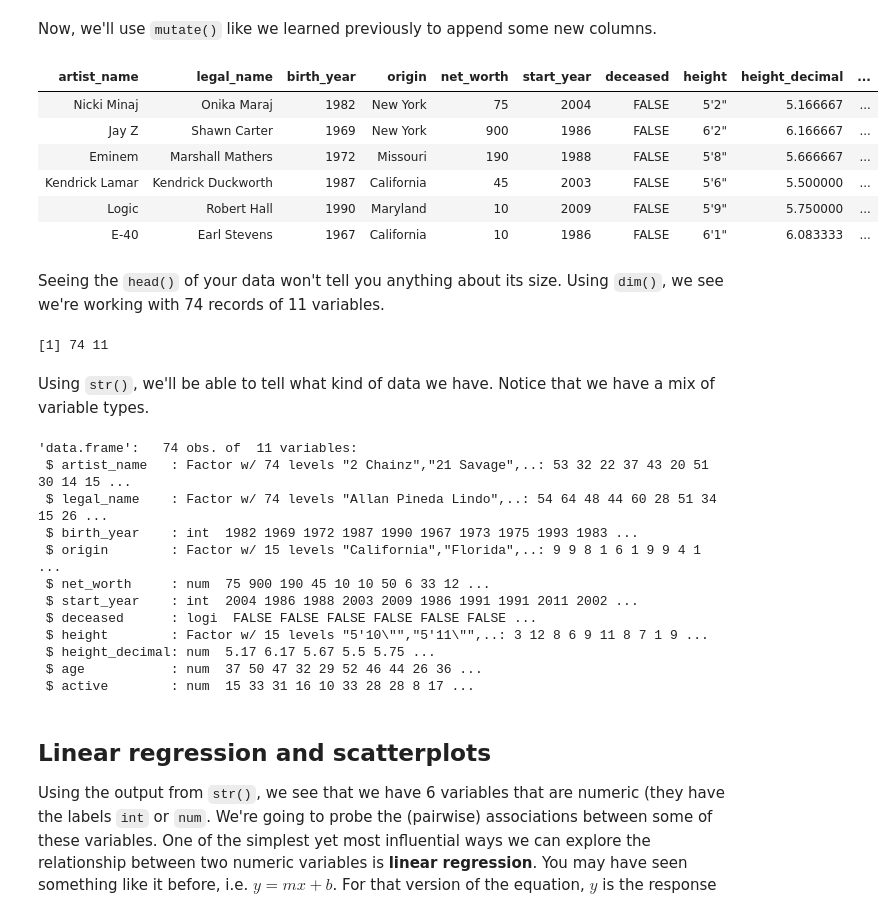
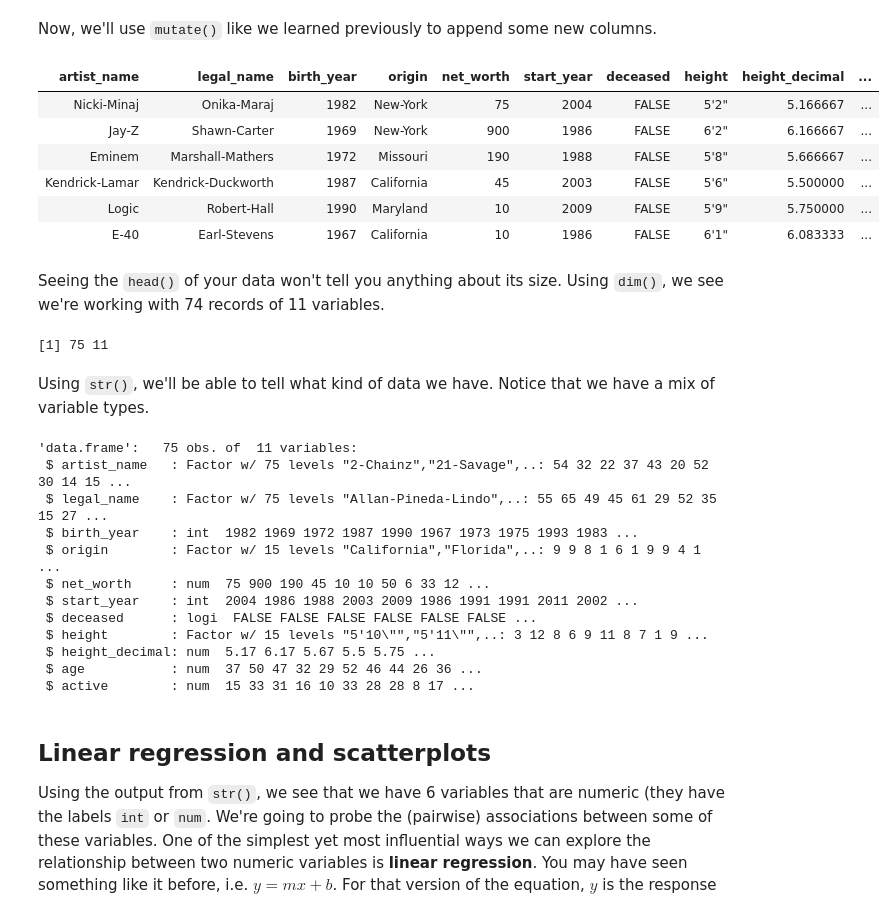
Before and after one commit to palautatan/ph142, a Jupyter notebook: notes/rappers/code/02-rappers-regression.ipynb, the cells around one changed output. Cells and saved outputs as stored; diff of their text form; code cells hidden in the pictures.

Commit message:
fix rappers

```diff
--- a/notes/rappers/code/02-rappers-regression.ipynb
+++ b/notes/rappers/code/02-rappers-regression.ipynb
@@ -28,31 +38,32 @@ Now, we'll use `mutate()` like we learned previously to append some new columns.
 # %%
 # * USING MUTATE TO ADD USEFUL VALUES
 rappers <- rappers %>% mutate(height_decimal=height_to_decimal(height))
+rappers <- rappers %>% mutate(height_decimal=as.numeric(height_decimal))
 rappers <- rappers %>% mutate(age=2019-birth_year,
                               active=2019-start_year)
 head(rappers)
 # %% [output]
 | artist_name | legal_name | birth_year | origin | net_worth | start_year | deceased | height | height_decimal | ... |
-| Nicki Minaj | Onika Maraj | 1982 | New York | 75 | 2004 | FALSE | 5'2" | 5.166667 | ... |
-| Jay Z | Shawn Carter | 1969 | New York | 900 | 1986 | FALSE | 6'2" | 6.166667 | ... |
-| Eminem | Marshall Mathers | 1972 | Missouri | 190 | 1988 | FALSE | 5'8" | 5.666667 | ... |
-| Kendrick Lamar | Kendrick Duckworth | 1987 | California | 45 | 2003 | FALSE | 5'6" | 5.500000 | ... |
-| Logic | Robert Hall | 1990 | Maryland | 10 | 2009 | FALSE | 5'9" | 5.750000 | ... |
-| E-40 | Earl Stevens | 1967 | California | 10 | 1986 | FALSE | 6'1" | 6.083333 | ... |
+| Nicki-Minaj | Onika-Maraj | 1982 | New-York | 75 | 2004 | FALSE | 5'2" | 5.166667 | ... |
+| Jay-Z | Shawn-Carter | 1969 | New-York | 900 | 1986 | FALSE | 6'2" | 6.166667 | ... |
+| Eminem | Marshall-Mathers | 1972 | Missouri | 190 | 1988 | FALSE | 5'8" | 5.666667 | ... |
+| Kendrick-Lamar | Kendrick-Duckworth | 1987 | California | 45 | 2003 | FALSE | 5'6" | 5.500000 | ... |
+| Logic | Robert-Hall | 1990 | Maryland | 10 | 2009 | FALSE | 5'9" | 5.750000 | ... |
+| E-40 | Earl-Stevens | 1967 | California | 10 | 1986 | FALSE | 6'1" | 6.083333 | ... |
 # %% [markdown]
 Seeing the `head()` of your data won't tell you anything about its size. Using `dim()`, we see we're working with 74 records of 11 variables.
 # %%
 dim(rappers)
 # %% [output]
-[1] 74 11
+[1] 75 11
 # %% [markdown]
 Using `str()`, we'll be able to tell what kind of data we have. Notice that we have a mix of variable types.
 # %%
 str(rappers)
 # %% [output]
-'data.frame':   74 obs. of  11 variables:
- $ artist_name   : Factor w/ 74 levels "2 Chainz","21 Savage",..: 53 32 22 37 43 20 51 30 14 15 ...
- $ legal_name    : Factor w/ 74 levels "Allan Pineda Lindo",..: 54 64 48 44 60 28 51 34 15 26 ...
+'data.frame':   75 obs. of  11 variables:
+ $ artist_name   : Factor w/ 75 levels "2-Chainz","21-Savage",..: 54 32 22 37 43 20 52 30 14 15 ...
+ $ legal_name    : Factor w/ 75 levels "Allan-Pineda-Lindo",..: 55 65 49 45 61 29 52 35 15 27 ...
  $ birth_year    : int  1982 1969 1972 1987 1990 1967 1973 1975 1993 1983 ...
  $ origin        : Factor w/ 15 levels "California","Florida",..: 9 9 8 1 6 1 9 9 4 1 ...
  $ net_worth     : num  75 900 190 45 10 10 50 6 33 12 ...
```
Also changed, not shown: parts of 16 cells of this notebook, 11 other files.
